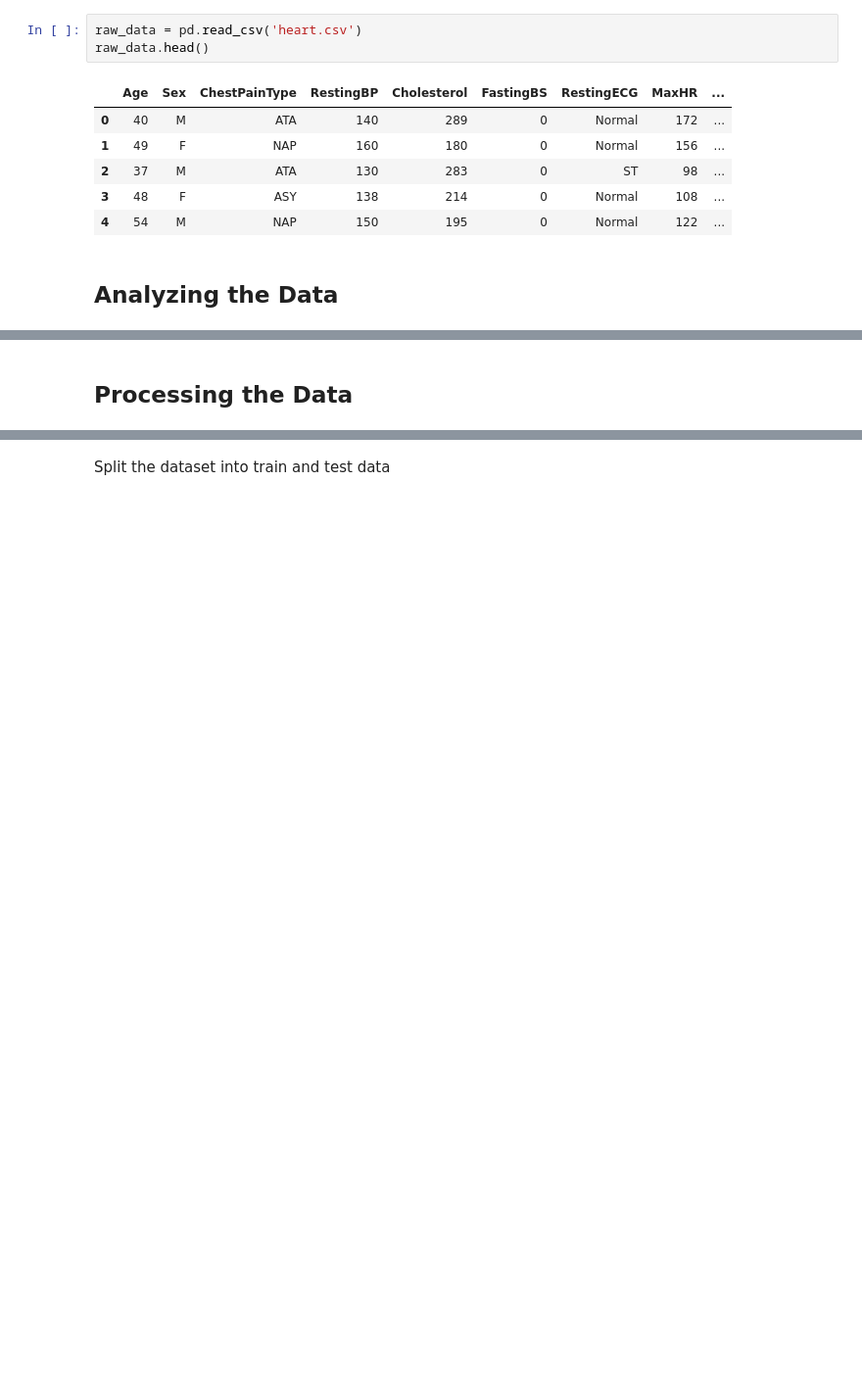
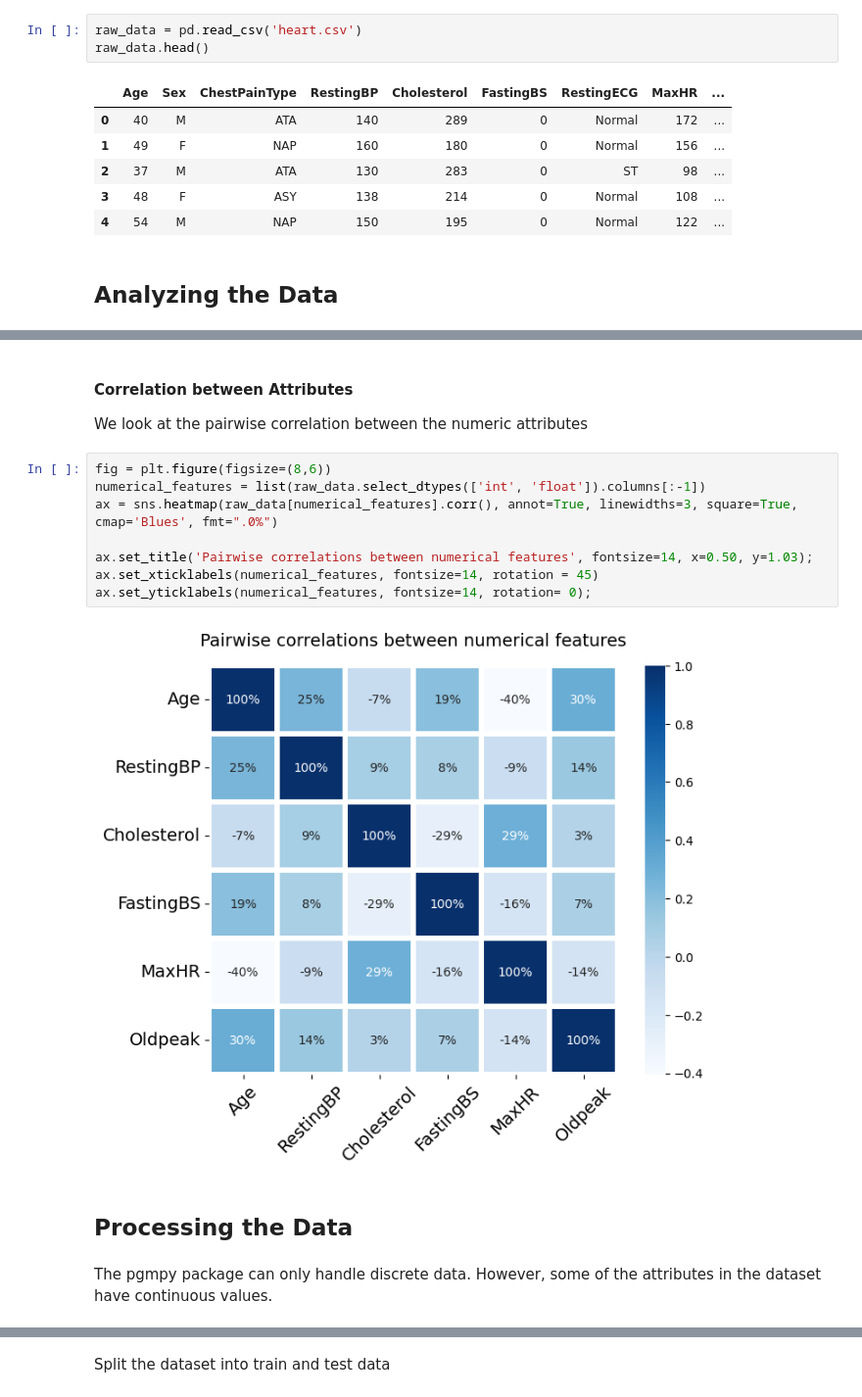
Before and after one commit to SagarParekh97/Decision-Making-under-Uncertainty, a Jupyter notebook: P1/P1.ipynb, the cells around one changed output, grey strips where cells are left out. Shown: that part at 98% size. Cells and saved outputs as stored; diff of their text form; blank space fills up the shorter version.

```diff
--- a/P1/P1.ipynb
+++ b/P1/P1.ipynb
@@ -35,2 +74,17 @@ raw_data.head()
+# %% [markdown]
+#### Correlation between Attributes
+We look at the pairwise correlation between the numeric attributes
+# %%
+fig = plt.figure(figsize=(8,6))
+numerical_features = list(raw_data.select_dtypes(['int', 'float']).columns[:-1])
+ax = sns.heatmap(raw_data[numerical_features].corr(), annot=True, linewidths=3, square=True, cmap='Blues', fmt=".0%")
+
+ax.set_title('Pairwise correlations between numerical features', fontsize=14, x=0.50, y=1.03);
+ax.set_xticklabels(numerical_features, fontsize=14, rotation = 45)
+ax.set_yticklabels(numerical_features, fontsize=14, rotation= 0);
+# %% [output]
+[figure, added]
 # %% [markdown]
 ## Processing the Data
+# %% [markdown]
+The pgmpy package can only handle discrete data. However, some of the attributes in the dataset have continuous values.
```
Also changed, not shown: parts of 54 cells of this notebook, 4 other files.
